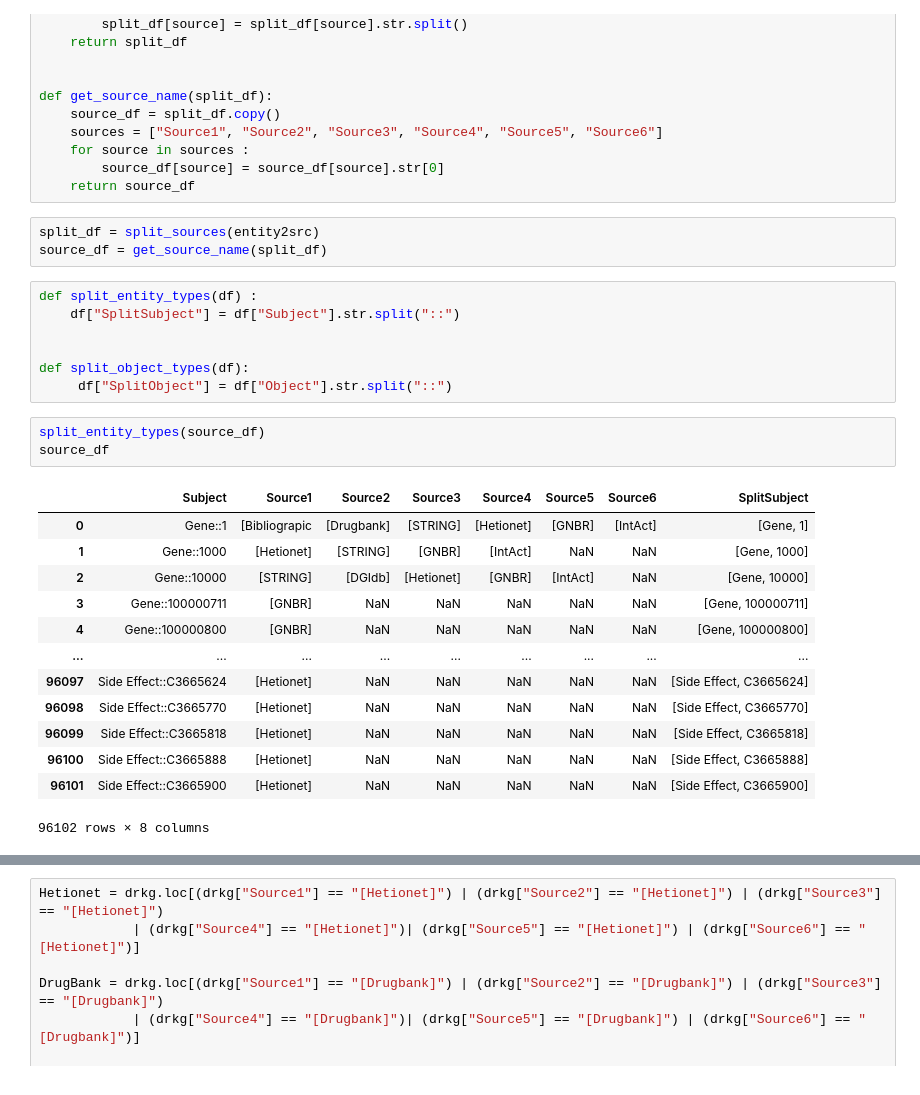
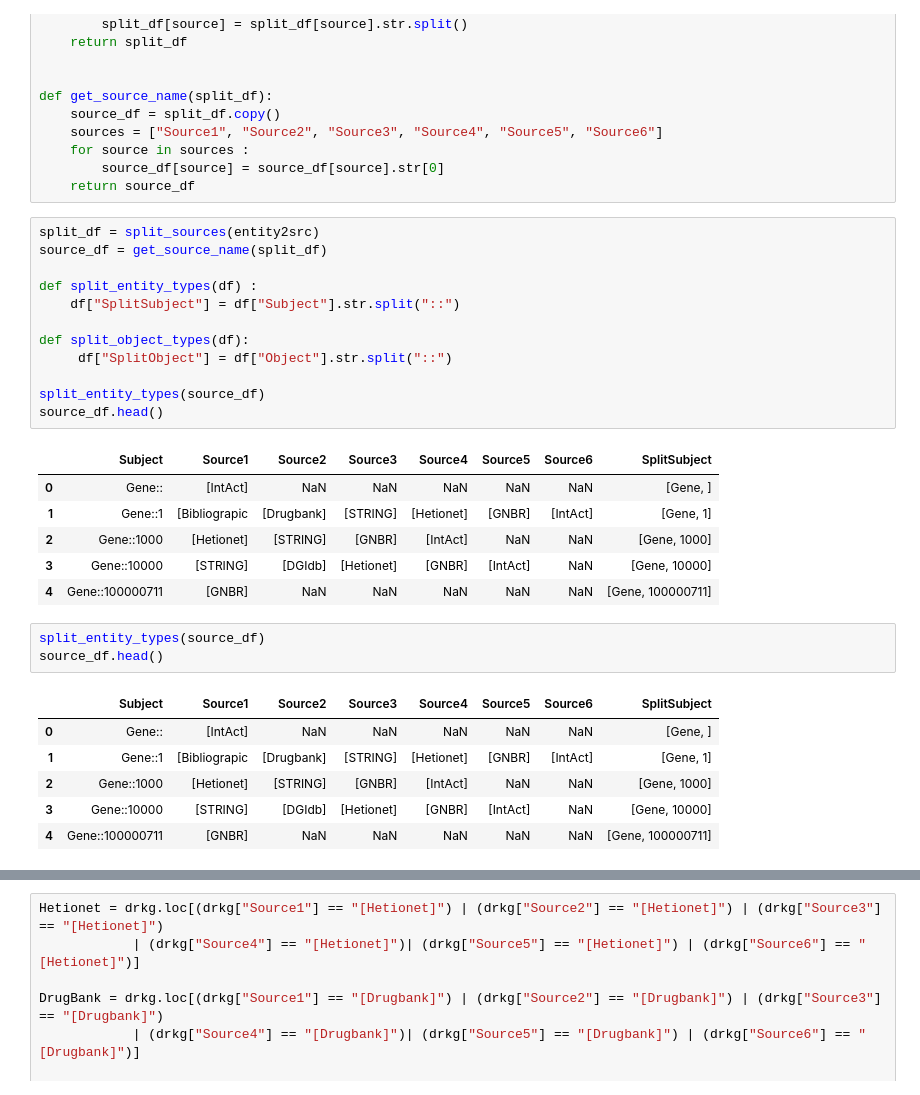
Before and after one commit to MaastrichtU-IDS/translator-openpredict, a Jupyter notebook: src/drkg_model/get_data.ipynb, the cells around one changed output, grey strips where cells are left out. Saved outputs shown, nothing was run; the diff lists cells and outputs as text.

```diff
--- a/src/drkg_model/get_data.ipynb
+++ b/src/drkg_model/get_data.ipynb
@@ -29,33 +29,35 @@ def get_source_name(split_df):
     for source in sources :
         source_df[source] = source_df[source].str[0]
     return source_df
-# %%
-split_df = split_sources(entity2src)
-source_df = get_source_name(split_df)
 # %%
+split_df = split_sources(entity2src)
+source_df = get_source_name(split_df)
+
 def split_entity_types(df) :
     df["SplitSubject"] = df["Subject"].str.split("::")
 
-
 def split_object_types(df):
      df["SplitObject"] = df["Object"].str.split("::")
+
+split_entity_types(source_df)
+source_df.head()
+# %% [output]
+|  | Subject | Source1 | Source2 | Source3 | Source4 | Source5 | Source6 | SplitSubject |
+| 0 | Gene:: | [IntAct] | NaN | NaN | NaN | NaN | NaN | [Gene, ] |
+| 1 | Gene::1 | [Bibliograpic | [Drugbank] | [STRING] | [Hetionet] | [GNBR] | [IntAct] | [Gene, 1] |
+| 2 | Gene::1000 | [Hetionet] | [STRING] | [GNBR] | [IntAct] | NaN | NaN | [Gene, 1000] |
+| 3 | Gene::10000 | [STRING] | [DGIdb] | [Hetionet] | [GNBR] | [IntAct] | NaN | [Gene, 10000] |
+| 4 | Gene::100000711 | [GNBR] | NaN | NaN | NaN | NaN | NaN | [Gene, 100000711] |
 # %%
 split_entity_types(source_df)
-source_df
+source_df.head()
 # %% [output]
 |  | Subject | Source1 | Source2 | Source3 | Source4 | Source5 | Source6 | SplitSubject |
-| 0 | Gene::1 | [Bibliograpic | [Drugbank] | [STRING] | [Hetionet] | [GNBR] | [IntAct] | [Gene, 1] |
-| 1 | Gene::1000 | [Hetionet] | [STRING] | [GNBR] | [IntAct] | NaN | NaN | [Gene, 1000] |
-| 2 | Gene::10000 | [STRING] | [DGIdb] | [Hetionet] | [GNBR] | [IntAct] | NaN | [Gene, 10000] |
-| 3 | Gene::100000711 | [GNBR] | NaN | NaN | NaN | NaN | NaN | [Gene, 100000711] |
-| 4 | Gene::100000800 | [GNBR] | NaN | NaN | NaN | NaN | NaN | [Gene, 100000800] |
-| ... | ... | ... | ... | ... | ... | ... | ... | ... |
-| 96097 | Side Effect::C3665624 | [Hetionet] | NaN | NaN | NaN | NaN | NaN | [Side Effect, C3665624] |
-| 96098 | Side Effect::C3665770 | [Hetionet] | NaN | NaN | NaN | NaN | NaN | [Side Effect, C3665770] |
-| 96099 | Side Effect::C3665818 | [Hetionet] | NaN | NaN | NaN | NaN | NaN | [Side Effect, C3665818] |
-| 96100 | Side Effect::C3665888 | [Hetionet] | NaN | NaN | NaN | NaN | NaN | [Side Effect, C3665888] |
-| 96101 | Side Effect::C3665900 | [Hetionet] | NaN | NaN | NaN | NaN | NaN | [Side Effect, C3665900] |
+| 0 | Gene:: | [IntAct] | NaN | NaN | NaN | NaN | NaN | [Gene, ] |
+| 1 | Gene::1 | [Bibliograpic | [Drugbank] | [STRING] | [Hetionet] | [GNBR] | [IntAct] | [Gene, 1] |
+| 2 | Gene::1000 | [Hetionet] | [STRING] | [GNBR] | [IntAct] | NaN | NaN | [Gene, 1000] |
+| 3 | Gene::10000 | [STRING] | [DGIdb] | [Hetionet] | [GNBR] | [IntAct] | NaN | [Gene, 10000] |
+| 4 | Gene::100000711 | [GNBR] | NaN | NaN | NaN | NaN | NaN | [Gene, 100000711] |
-96102 rows × 8 columns
 # %%
 def create_entity_type_df(df):
     entity_type_df = df.copy()
```
Also changed, not shown: parts of 70 cells of this notebook.
